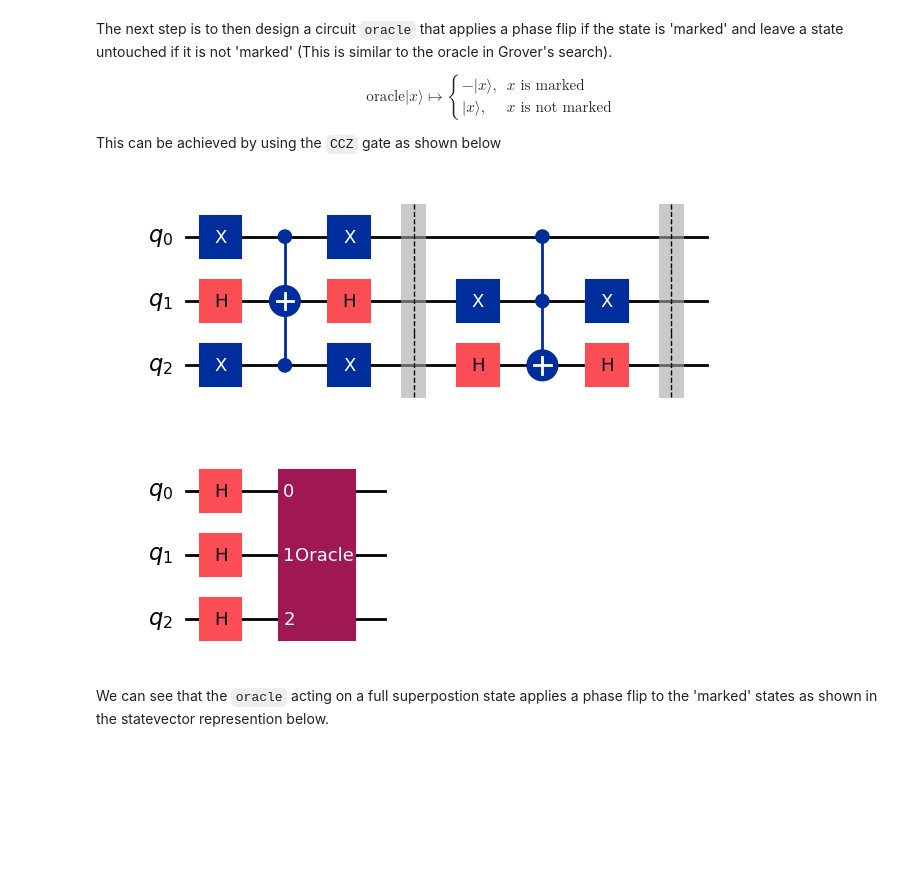
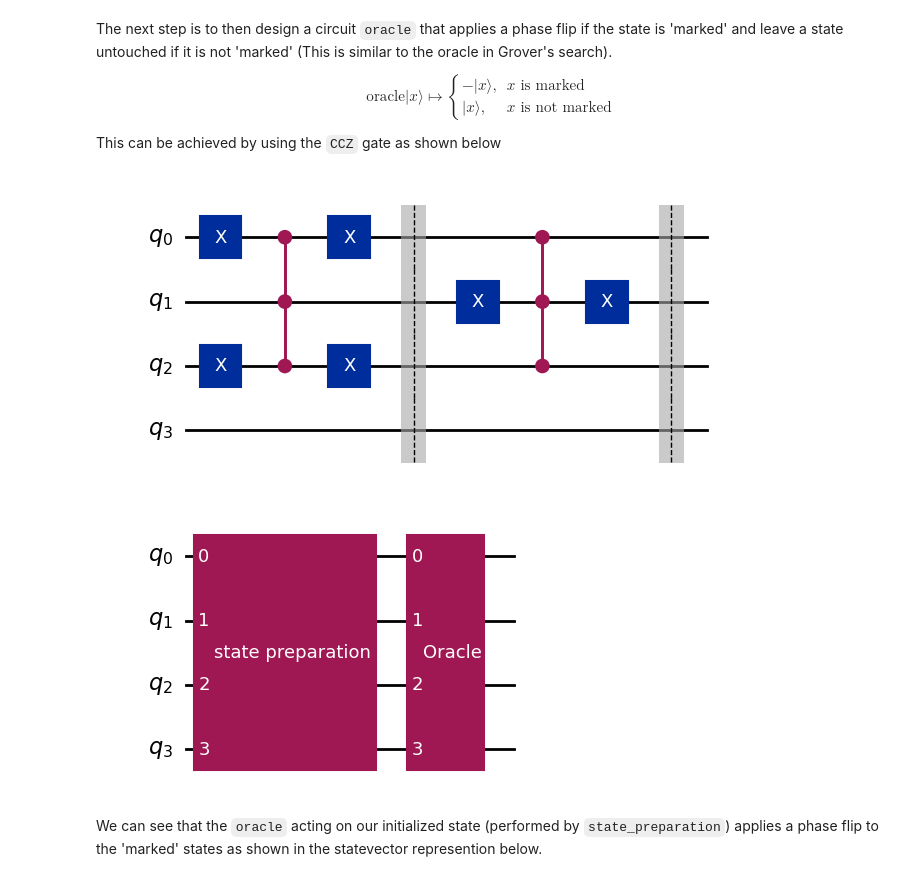
Before and after one commit to CQuICC/qc-course-qiskit, a Jupyter notebook: c1-mod11/ampamp.ipynb, the cells around one changed output. Saved outputs shown, nothing was run; the diff lists cells and outputs as text; code cells hidden in the pictures; blank space fills up the shorter version.

```diff
--- a/c1-mod11/ampamp.ipynb
+++ b/c1-mod11/ampamp.ipynb
@@ -31,37 +51,37 @@ $$
 This can be achieved by using the `CCZ` gate as shown below
 # %%
 # Step 1: Define an oracle that marks the states |010> and |101> as good states
-oracle = QuantumCircuit(3, name="Oracle")
+oracle = QuantumCircuit(4, name="Oracle")
 
 # Mark |001> -> Apply X gates on qubits that should be 0 in the state
 oracle.x([0, 2])  # Apply X to flip |0> to |1> where needed
-oracle.h(1)
-oracle.ccx(0, 2, 1)  # Apply CCZ gate
-oracle.h(1)
+
+oracle.ccz(0, 2, 1)  # Apply CCZ gate
+
 oracle.x([0, 2])
 
 oracle.barrier()
 
 # Mark |101> -> Apply X gate on qubit 1 because it should be |0>
 oracle.x(1) # Apply X to flip |0> to |1> where needed
-oracle.h(2)
-oracle.ccx(0, 1, 2)  # Apply CCZ gate
-oracle.h(2)
+
+oracle.ccz(0, 1, 2)  # Apply CCZ gate
+
 oracle.x(1)
 oracle.barrier()
 
 oracle.draw("mpl")
 # %% [output]
-[figure, old version]
+[figure, new version]
 # %%
-circuit = QuantumCircuit(3)
-circuit.h([0, 1, 2])
-circuit.append(oracle, [0, 1, 2])
+circuit = QuantumCircuit(4)
+circuit.append(state_preparation, [i for i in range(4)])
+circuit.append(oracle, [i for i in range(4)])
 circuit.draw("mpl")
 # %% [output]
-[figure, old version]
+[figure, new version]
 # %% [markdown]
-We can see that the `oracle` acting on a full superpostion state applies a phase flip to the 'marked' states as shown in the statevector represention below.
+We can see that the `oracle` acting on our initialized state (performed by `state_preparation`) applies a phase flip to the 'marked' states as shown in the statevector represention below.
 # %%
 state = Statevector.from_instruction(circuit)
 state.draw(output='latex')
```
Also changed, not shown: parts of 14 cells of this notebook.
